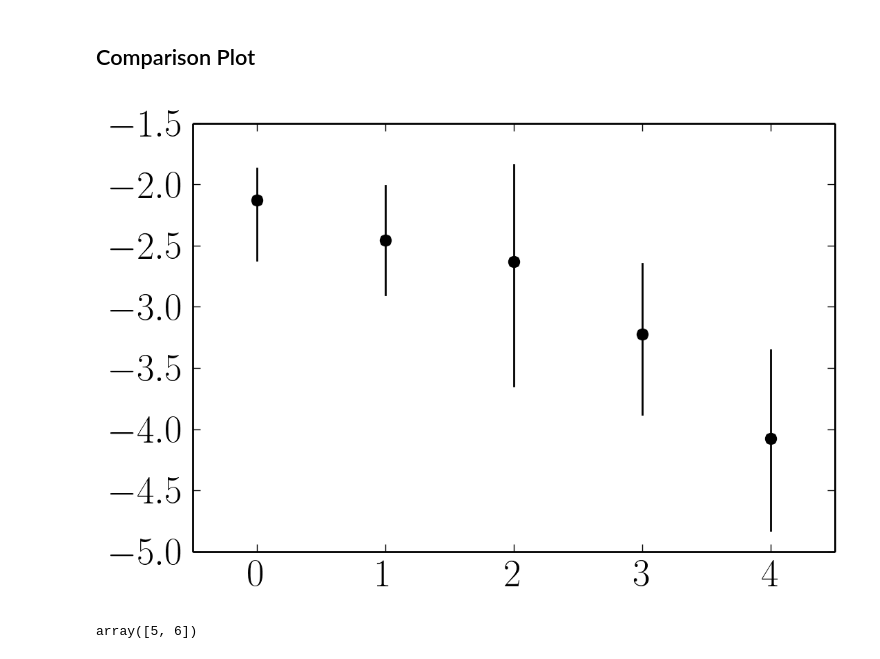
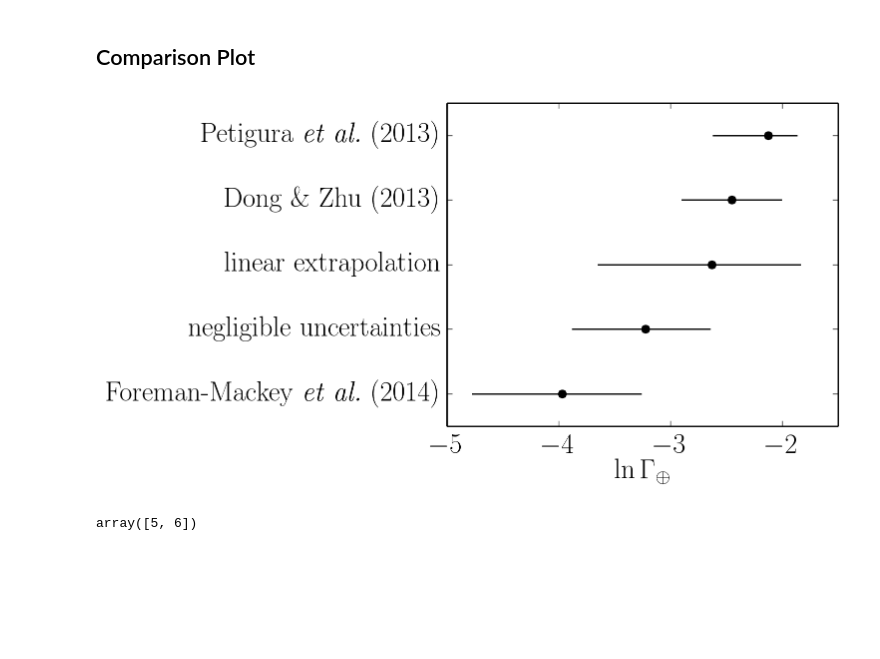
Before and after one commit to dfm/exopop, a Jupyter notebook: demo.ipynb, the cells around one changed output. Cells and saved outputs as stored; diff of their text form; code cells hidden in the pictures; blank space fills up the shorter version.

Commit message:
Adding comparison plot

```diff
--- a/demo.ipynb
+++ b/demo.ipynb
@@ -31,9 +31,9 @@ data = np.log(data)
 lpmn, lpmx = np.log(50), np.log(400)
 lrmn, lrmx = np.log(1), np.log(2)
 
-# m = (lpmn < data[:, 0]) * (data[:, 0] < lpmx) * (lrmn < data[:, 1]) * (data[:, 1] < lrmx)
-# data = data[m]
+m = (lpmn < data[:, 0]) * (data[:, 0] < lpmx) * (lrmn < data[:, 1]) * (data[:, 1] < lrmx)
+data = data[m]
 # %%
-data = data[data[:, 0] > np.log(100)]
-w = np.exp(censor.get_lnprob(data))
-np.exp(data[np.argsort(w)[:10]])
+# data = data[data[:, 0] > np.log(100)]
+# w = np.exp(censor.get_lnprob(data))
+# np.exp(data[np.argsort(w)[:10]])
@@ -257,21 +246,30 @@ $$\Gamma_\oplus = 0.086 _{-0.031} ^{+0.048}$$
 # %% [markdown]
 ## Comparison Plot
 # %%
+from matplotlib.ticker import MaxNLocator
+
 values = [
-    ("Petigura et al. (2013)", 0.119, 0.035, 0.046),
-    ("Dong & Zhu (2013)", 0.086, 0.048, 0.031),
+    ("Petigura \emph{et al.}\ (2013)", 0.119, 0.035, 0.046),
+    ("Dong \& Zhu (2013)", 0.086, 0.048, 0.031),
     ("linear extrapolation", 0.072, 0.087, 0.046),
-    ("DFM no uncert", 0.0397591956934, 0.0309881584307, 0.0190620520124),
-    ("Foreman-Mackey et al. (2014)", 0.017, 0.018, 0.009),
+    ("negligible uncertainties", 0.0397591956934, 0.0309881584307, 0.0190620520124),
+    ("Foreman-Mackey \emph{et al.}\ (2014)", 0.0188817594233, 0.0193141328059, 0.0104440671941),
 ]
 
+fig = pl.figure(figsize=(8, 4))
 for i, v in enumerate(values):
-    pl.plot(i, np.log(v[1]), "ok")
-    pl.plot([i, i], np.log([v[1]+v[2], v[1]-v[3]]), "k")
+    pl.plot(np.log(v[1]), i, "ok")
+    pl.plot(np.log([v[1]+v[2], v[1]-v[3]]), [i, i], "k")
 
-pl.xlim(-0.5, 4.5);
+pl.gca().set_yticklabels([""] + [v[0] for v in values])
+# [l.set_rotation(90) for l in pl.gca().get_xticklabels()]
+pl.xlabel(r"$\ln\Gamma_\oplus$")
+fig.subplots_adjust(left=0.48, bottom=0.17, right=0.97, top=0.98)
+pl.ylim(4.5, -0.5)
+pl.gca().xaxis.set_major_locator(MaxNLocator(5))
+pl.savefig("document/figures/comparison.pdf");
 # %% [output]
-[figure, old version]
+[figure, new version]
 # %%
 x = [0, 1]
 np.polyval([1, 5], x)
```
Also changed, not shown: parts of 1 cell of this notebook, 1 other file.
